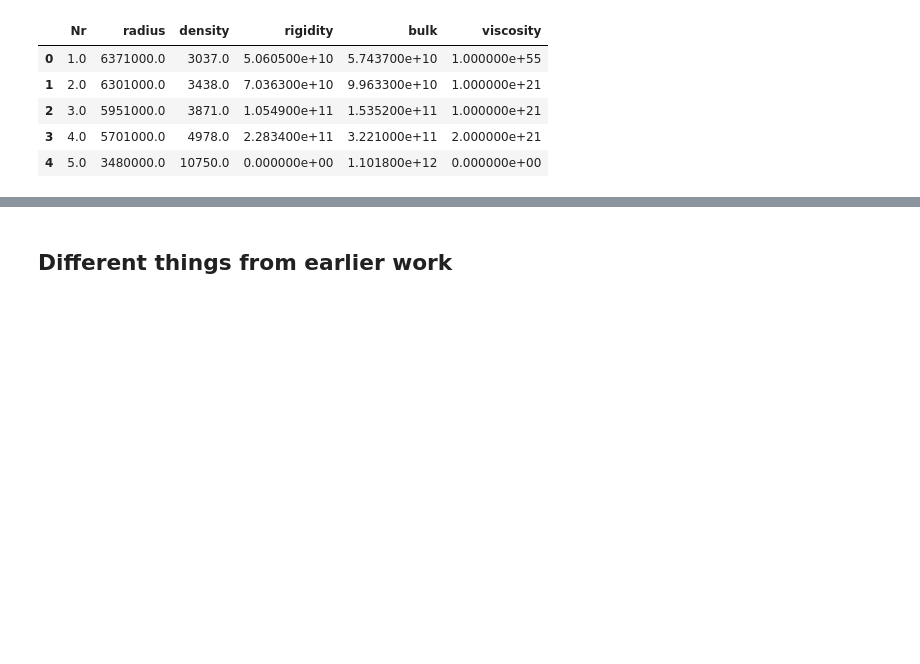
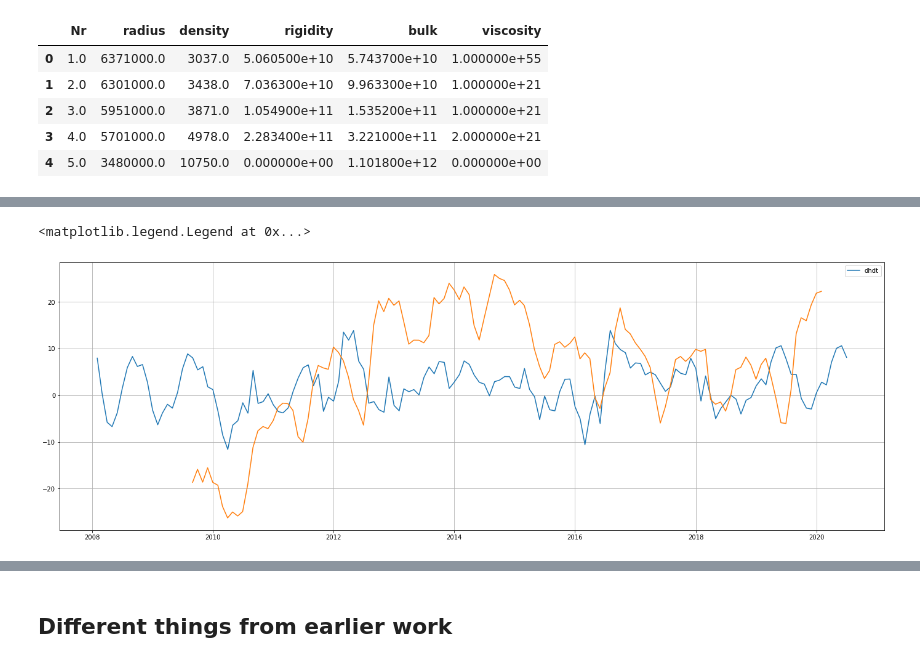
Before and after one commit to eyhl/premis, a Jupyter notebook: notebooks/pyro_model.ipynb, the cells around one changed output, grey strips where cells are left out. Cells and saved outputs as stored; diff of their text form; code cells hidden in the pictures; blank space fills up the shorter version.

```diff
--- a/notebooks/pyro_model.ipynb
+++ b/notebooks/pyro_model.ipynb
@@ -154,6 +154,8 @@ CONF = {
 
 df_kuaq = pd.read_csv(PROJECT_ROOT / "data" / "processed" / "KUAQ_filtered.csv")
 df_kuaq.Time = pd.to_datetime(df_kuaq.Time)
+df_alti = pd.read_csv(PROJECT_ROOT / "data" / "raw" / "kauq_altimetry.csv")
+df_alti.time = pd.to_datetime(df_alti.time)
 # df_mass = pd.read_csv(PROJECT_ROOT / "data" / "processed" / "mass_time_series.csv")
 df_height = load_thickness_time_series(
     PROJECT_ROOT / "data" / "processed" / "1900_2020_mean_thickness.mat"
@@ -171,3 +173,8 @@ df_em
 | 2 | 3.0 | 5951000.0 | 3871.0 | 1.054900e+11 | 1.535200e+11 | 1.000000e+21 |
 | 3 | 4.0 | 5701000.0 | 4978.0 | 2.283400e+11 | 3.221000e+11 | 2.000000e+21 |
 | 4 | 5.0 | 3480000.0 | 10750.0 | 0.000000e+00 | 1.101800e+12 | 0.000000e+00 |
+# %%
+#df_alti.shift(periods=2)
+df_alti.index = df_alti.time
+# %%
+df_alti = df_alti.shift(periods=2)
@@ -173,0 +198,11 @@ df_em
+# %%
+
+#df_alti.dhdt.plot()
+fig, ax = plt.subplots(1, 1, figsize=(24, 8))
+plt.plot(df_alti.index[-150:], -df_alti.dhdt[-150:]*5, label="dhdt")
+plt.plot(df.Time,df.Up - np.arange(len(df.Up))*1.3+100)
+plt.grid()
+plt.legend()
+# %% [output]
+<matplotlib.legend.Legend at 0x...>
+[figure, added]
```
Also changed, not shown: parts of 13 cells of this notebook.
